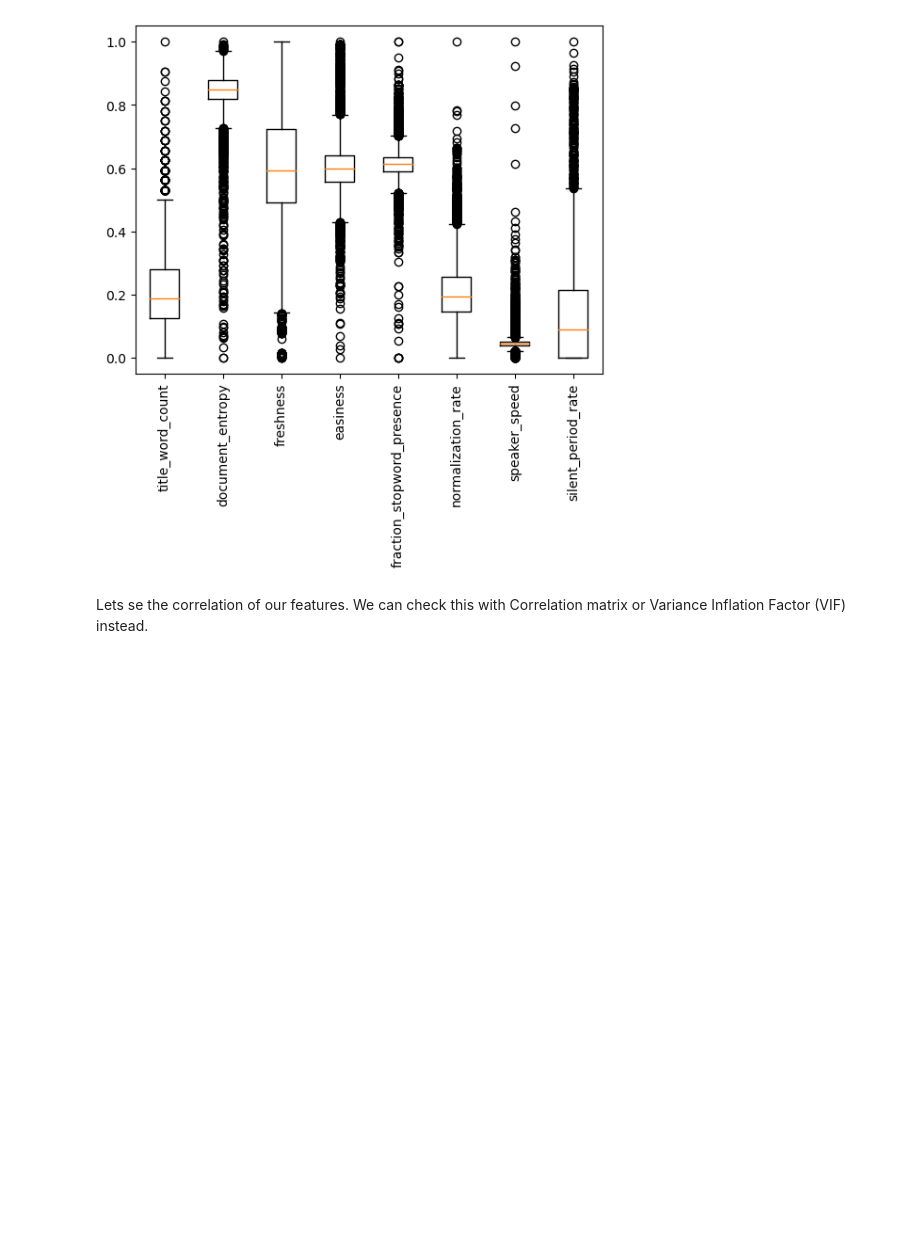
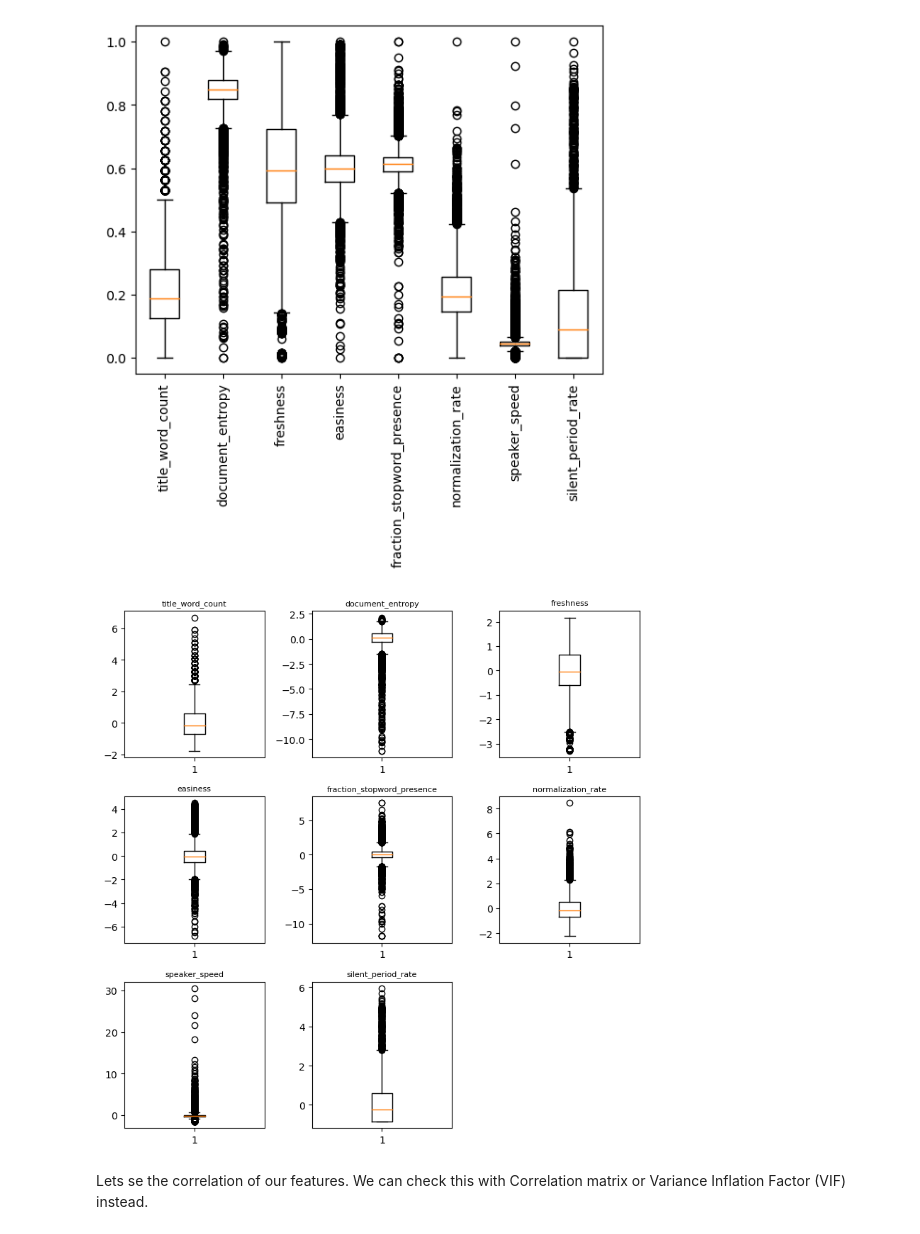
Before and after one commit to daviqperez/Engagement_educational_videos, a Jupyter notebook: assignment4.ipynb, the cells around one changed output. Cells and saved outputs as stored; diff of their text form; code cells hidden in the pictures; blank space fills up the shorter version.

```diff
--- a/assignment4.ipynb
+++ b/assignment4.ipynb
@@ -137,6 +137,22 @@ plt.xticks([1, 2, 3, 4, 5, 6, 7, 8], labels)
 plt.xticks(rotation=90);
 # %% [output]
 [figure]
+# %%
+# # # Visualize each feature alone with standardscaler
+from sklearn.preprocessing import StandardScaler
+X= df.drop(['id', 'engagement'], axis=1)
+X_scaled = StandardScaler().fit_transform(X)
+labels = X.columns
+fig = plt.figure(figsize=(8, 8))
+for i in range(1, 9):
+    j=i-1
+    ax = fig.add_subplot(3, 3, i)
+    ax.boxplot(X_scaled[:, j])
+    ax.set_title(labels[j], fontdict={'fontsize': 8})
+
+plt.tight_layout() # Adjust spacing between subplots
+# %% [output]
+[figure, added]
 # %% [markdown]
 Lets se the correlation of our features. We can check this with Correlation matrix or  Variance Inflation Factor (VIF) instead.
 # %%
```
Also changed, not shown: parts of 11 cells of this notebook, 1 other file.
